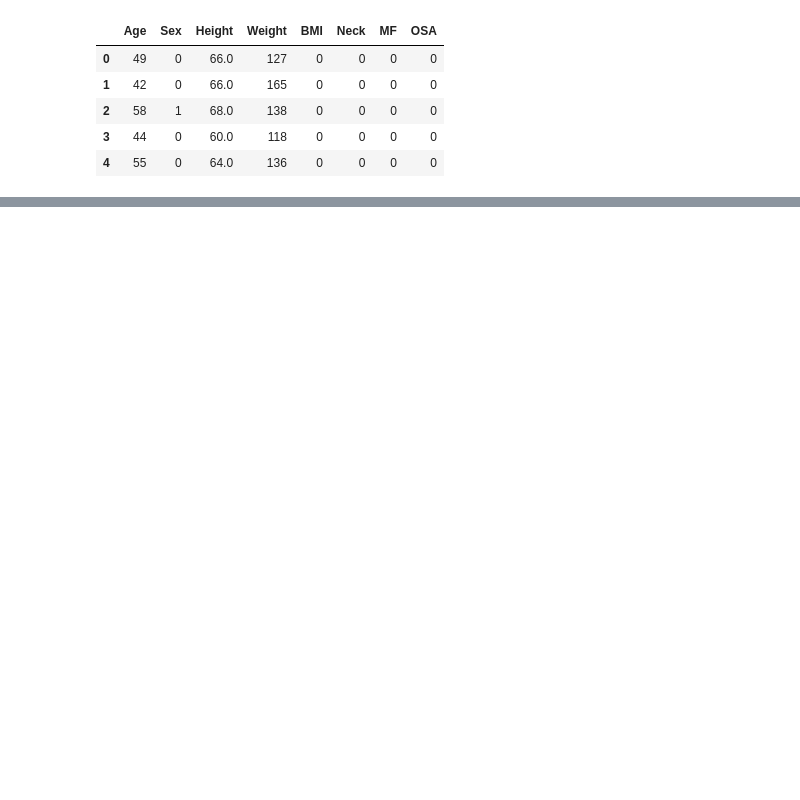
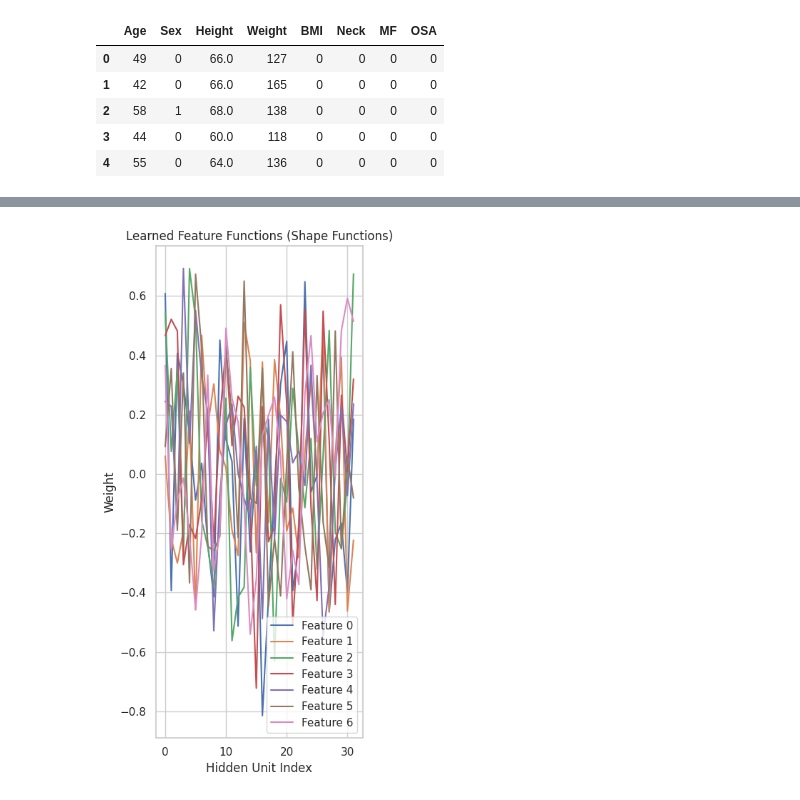
Before and after one commit to asheta66/CNN, a Jupyter notebook: OSA_Using_Neural_Additive_Model_A.ipynb, the cells around one changed output, grey strips where cells are left out. Cells and saved outputs as stored; diff of their text form; code cells hidden in the pictures; blank space fills up the shorter version.

```diff
--- a/OSA_Using_Neural_Additive_Model_A.ipynb
+++ b/OSA_Using_Neural_Additive_Model_A.ipynb
@@ -193,0 +208,22 @@ metrics_df.T
+# %%
+import matplotlib.pyplot as plt
+import numpy as np
+
+# Extract weights of the first dense layer assuming one neuron per feature
+first_layer_weights = model.layers[1].get_weights()[0]
+n_features = X_test.shape[1]
+
+plt.figure(figsize=(4, 8))
+for i in range(n_features):
+    plt.plot(first_layer_weights[i], label=f'Feature {i}')
+plt.title('Learned Feature Functions (Shape Functions)')
+plt.xlabel('Hidden Unit Index')
+plt.ylabel('Weight')
+plt.legend()
+plt.grid(True)
+plt.tight_layout()
+save_path = 'feature_functions.png'
+plt.savefig(save_path, dpi=300)
+plt.show()
+# %% [output]
+[figure, added]
```
Also changed, not shown: parts of 8 cells of this notebook.
